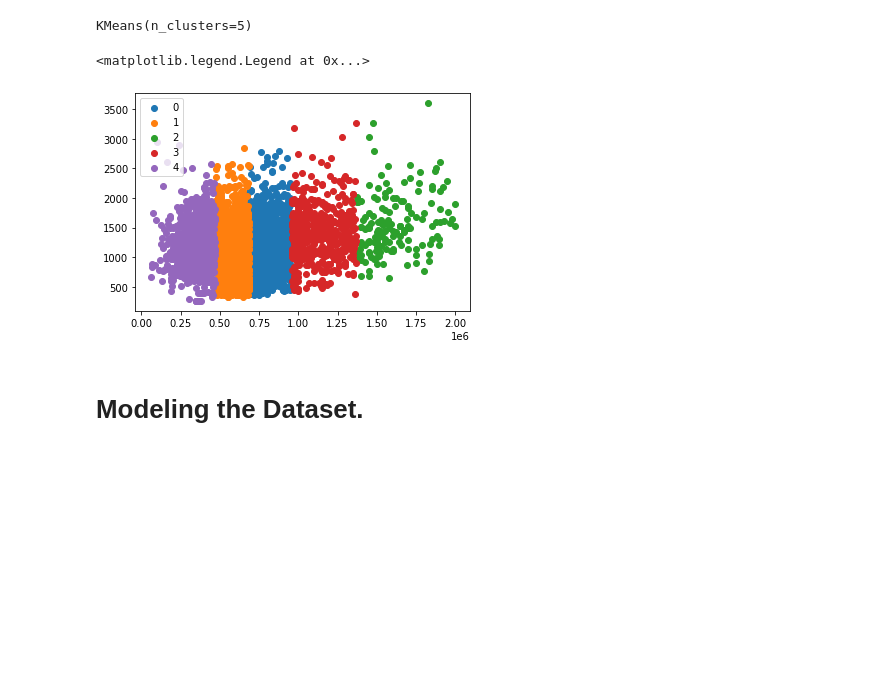
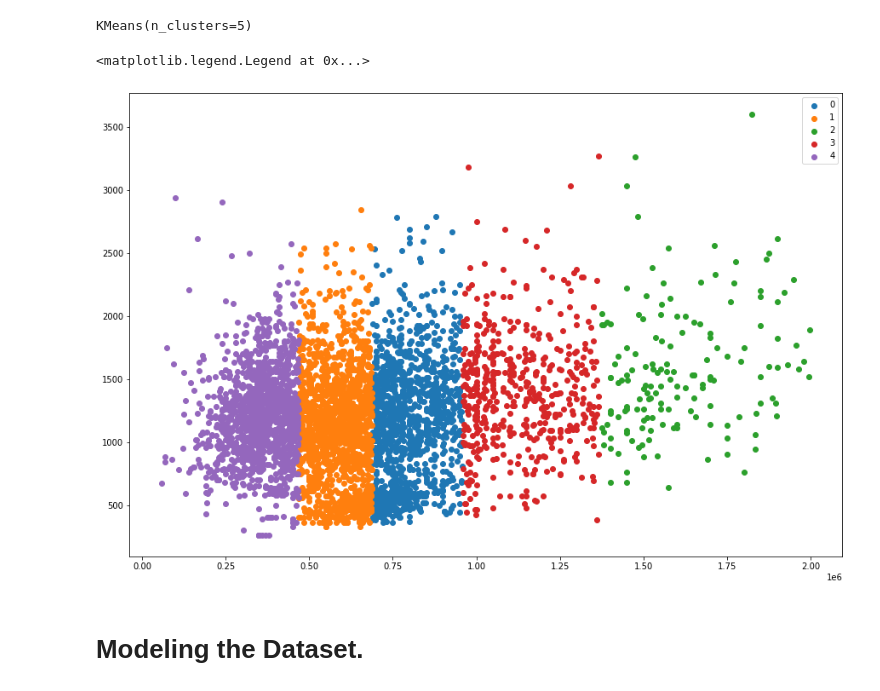
Before and after one commit to Ssendags/Data-science-Project-2---Denis-Ssendagire, a Jupyter notebook: Ssendagire_Denis_Belt_Exam_3_Housing.ipynb, the cells around one changed output. Drawn from its saved outputs; the diff is of its cells as text; code cells hidden in the pictures; blank space fills up the shorter version.

```diff
--- a/Ssendagire_Denis_Belt_Exam_3_Housing.ipynb
+++ b/Ssendagire_Denis_Belt_Exam_3_Housing.ipynb
@@ -172,12 +172,13 @@ KMeans(n_clusters=5)
 df = np.array(df)
 u_labels = np.unique(label)
 # %%
+plt.figure(figsize = (15, 10))
 for i in u_labels:
     plt.scatter(df[label == i , 0] , df[label == i , 1] , label = i)
 plt.legend()
 # %% [output]
 <matplotlib.legend.Legend at 0x...>
-[figure, old version]
+[figure, new version]
 # %% [markdown]
 # **Modeling the Dataset.**
 # %%
```
Also changed, not shown: parts of 5 cells of this notebook.
